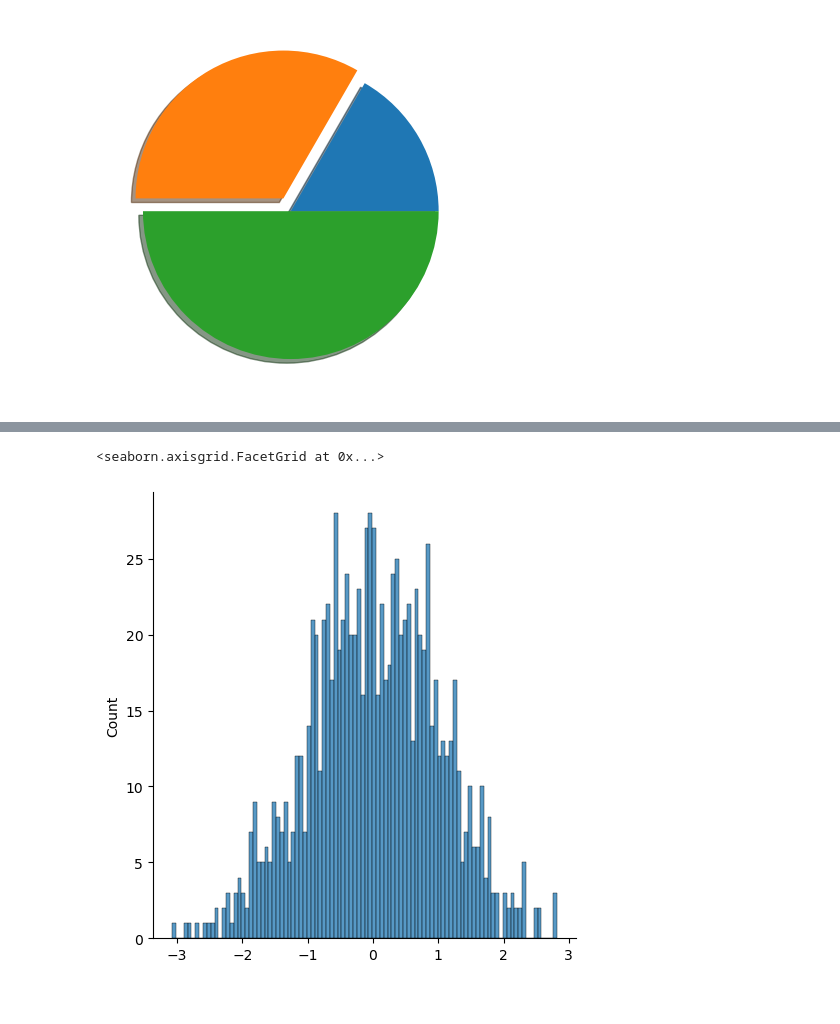
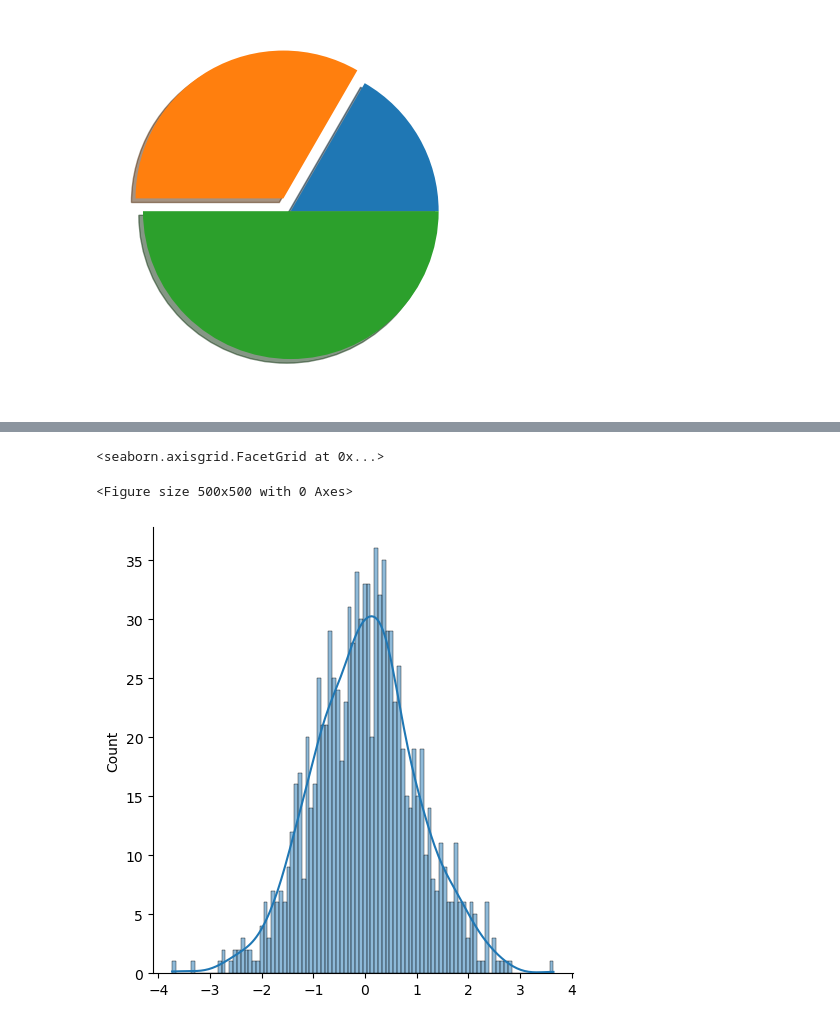
Before and after one commit to ellertone/machine-learning, a Jupyter notebook: Data Visualization - Seaborn, Matplotlib/linear.ipynb, the cells around one changed output, grey strips where cells are left out. Drawn from its saved outputs; the diff is of its cells as text; code cells hidden in the pictures.

```diff
--- a/Data Visualization - Seaborn, Matplotlib/linear.ipynb
+++ b/Data Visualization - Seaborn, Matplotlib/linear.ipynb
@@ -44,8 +44,9 @@ import seaborn as sns
 # %%
 x = np.random.randn(1000)
 # %%
-
-sns.displot(x, bins=100)
+plt.figure(figsize=(5,5))
+sns.displot(x, bins=100, kde = True)
 # %% [output]
 <seaborn.axisgrid.FacetGrid at 0x...>
+<Figure size 500x500 with 0 Axes>
-[figure, old version]
+[figure, new version]
```
Also changed, not shown: parts of 12 cells of this notebook.
